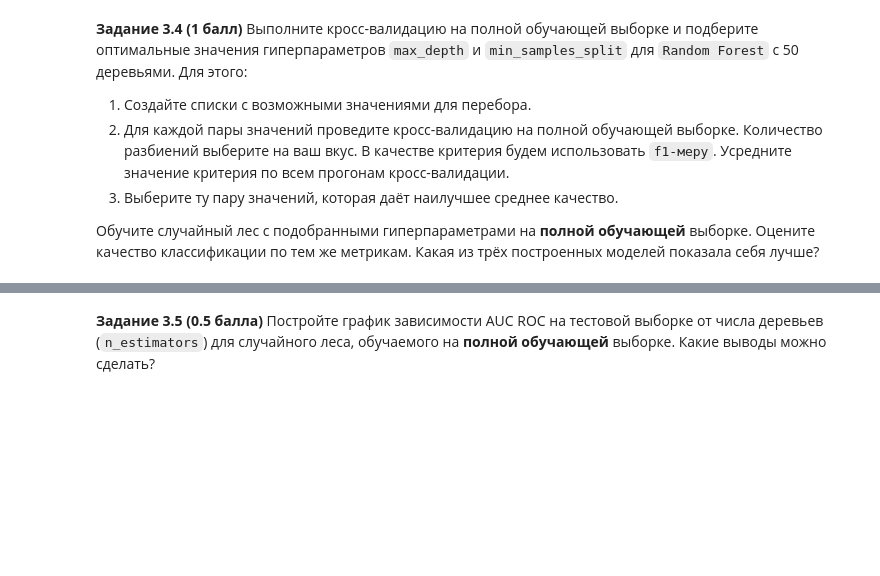
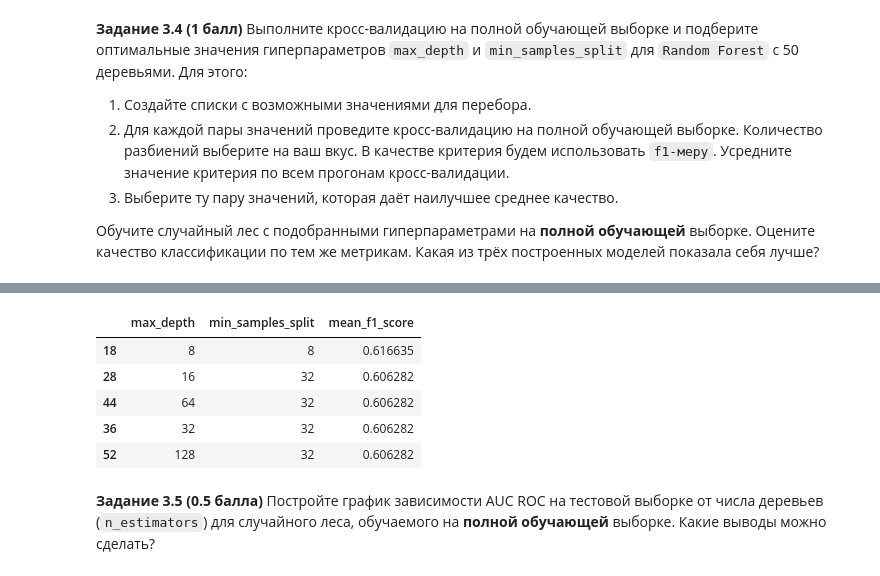
Before and after one commit to Bosbobos/IAD, a Jupyter notebook: MachineLeariningBasics/hw07_trees/hw07_trees_rf.ipynb, the cells around one changed output, grey strips where cells are left out. Cells and saved outputs as stored; diff of their text form; code cells hidden in the pictures; blank space fills up the shorter version.

```diff
--- a/MachineLeariningBasics/hw07_trees/hw07_trees_rf.ipynb
+++ b/MachineLeariningBasics/hw07_trees/hw07_trees_rf.ipynb
@@ -634,34 +713,41 @@ train.head(3)
 # %%
-# ᕕ(╭ರ╭ ͟ʖ╮•́)⊃¤=(————
-max_depths = min_samples_leafs = [2**n for n in range(9)]
+# Ренж из 50 отрабатывал 50 тысяч лет
+max_depths = min_samples_splits = [2**n for n in range(1, 9)]
 t = 5
 step = train.shape[0] // t
 train_val = train.values
 train_y_val = train_y.values
 
 cv_results = []
 for max_depth in max_depths:
-    for min_samples_leaf in min_samples_leafs:
-        tr = RandomForestClassifier(max_depth=max_depth, min_samples_leaf=min_samples_leaf, n_estimators=50, random_state=17)
+    for min_samples_split in min_samples_splits:
+        tr = RandomForestClassifier(max_depth=max_depth, min_samples_split=min_samples_split, n_estimators=50, random_state=17)
         res = []
         for i in range(0, train.shape[0]-step, step):
             train_cv = np.concatenate([train_val[:i], train_val[i + step:]])
             train_y_cv = np.concatenate([train_y_val[:i], train_y_val[i + step:]])
             test_cv = train_val[i:i + step]
             test_y_cv = train_y_val[i:i + step]
             tr.fit(train_cv, train_y_cv)
             res.append(f1_score(test_y_cv, tr.predict(test_cv)))
 
         score = np.mean(res)
         cv_results.append({
             'max_depth': max_depth,
-            'min_samples_leaf': min_samples_leaf,
+            'min_samples_split': min_samples_split,
             'mean_f1_score': score
         })
 
 reses = pd.DataFrame(cv_results)
 reses.sort_values(by=['mean_f1_score'], ascending=False, inplace=True)
 reses.head(5)
+# %% [output]
+|  | max_depth | min_samples_split | mean_f1_score |
+| 18 | 8 | 8 | 0.616635 |
+| 28 | 16 | 32 | 0.606282 |
+| 44 | 64 | 32 | 0.606282 |
+| 36 | 32 | 32 | 0.606282 |
+| 52 | 128 | 32 | 0.606282 |
 # %% [markdown]
 **Задание 3.5 (0.5 балла)** Постройте график зависимости AUC ROC на тестовой выборке от числа деревьев (`n_estimators`) для случайного леса, обучаемого на **полной обучающей** выборке. Какие выводы можно сделать?
 # %%
```
Also changed, not shown: parts of 28 cells of this notebook.
